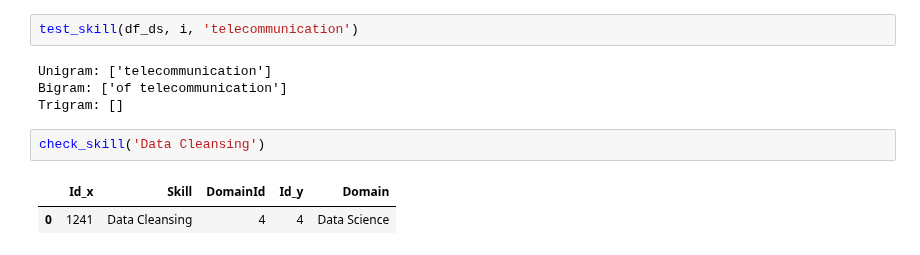
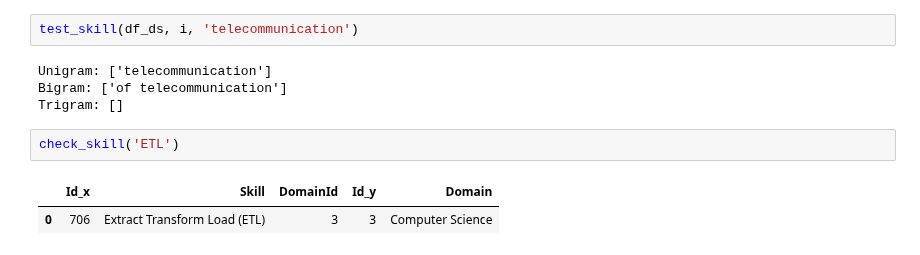
Before and after one commit to binxuankong/skills-ontology-project, a Jupyter notebook: Indeed Job Skill Extraction Tuning.ipynb, the cells around one changed output. Saved outputs shown, nothing was run; the diff lists cells and outputs as text.

```diff
--- a/Indeed Job Skill Extraction Tuning.ipynb
+++ b/Indeed Job Skill Extraction Tuning.ipynb
@@ -247,8 +247,8 @@ test_skill(df_ds, i, 'telecommunication')
 Unigram: ['telecommunication']
 Bigram: ['of telecommunication']
 Trigram: []
-# %%
-check_skill('Data Cleansing')
-# %% [output]
-|  | Id_x | Skill | DomainId | Id_y | Domain |
-| 0 | 1241 | Data Cleansing | 4 | 4 | Data Science |
+# %%
+check_skill('ETL')
+# %% [output]
+|  | Id_x | Skill | DomainId | Id_y | Domain |
+| 0 | 706 | Extract Transform Load (ETL) | 3 | 3 | Computer Science |
```
Also changed, not shown: parts of 3 cells of this notebook, 2 other files.
